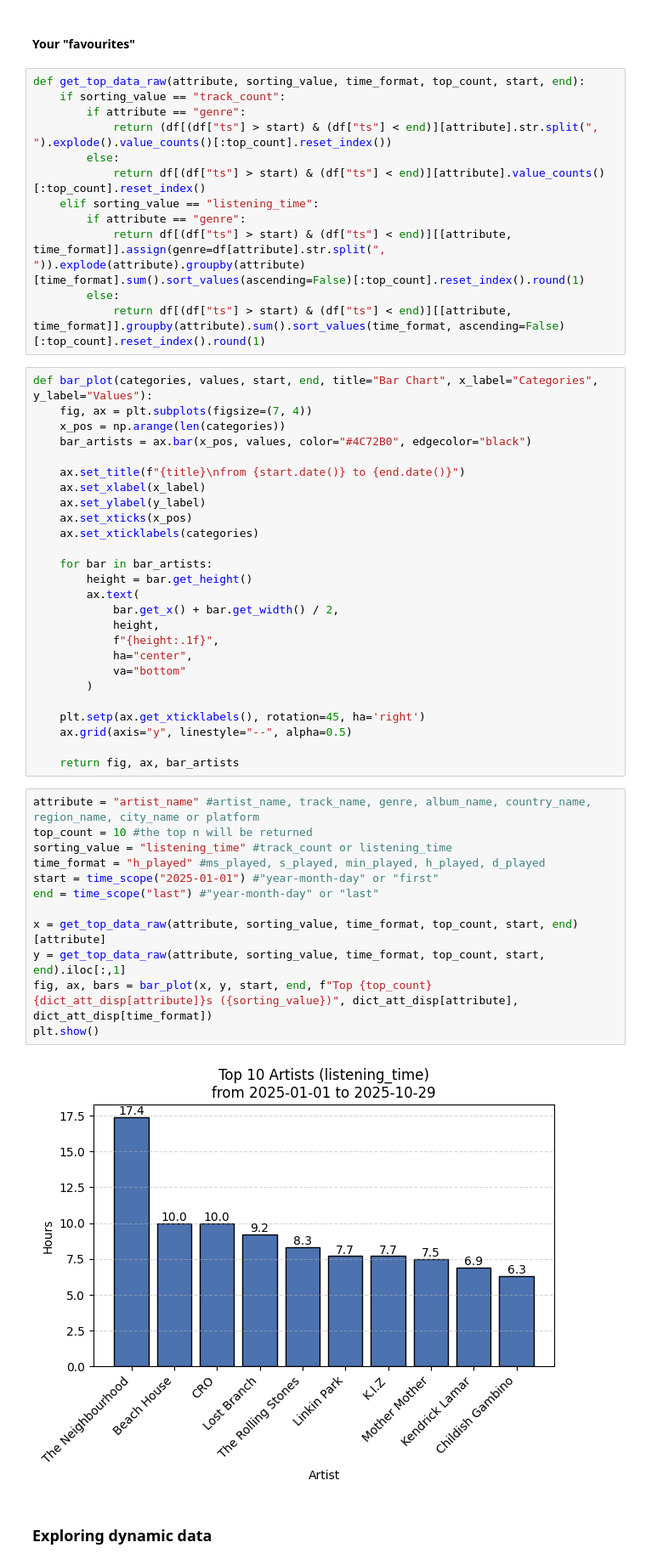
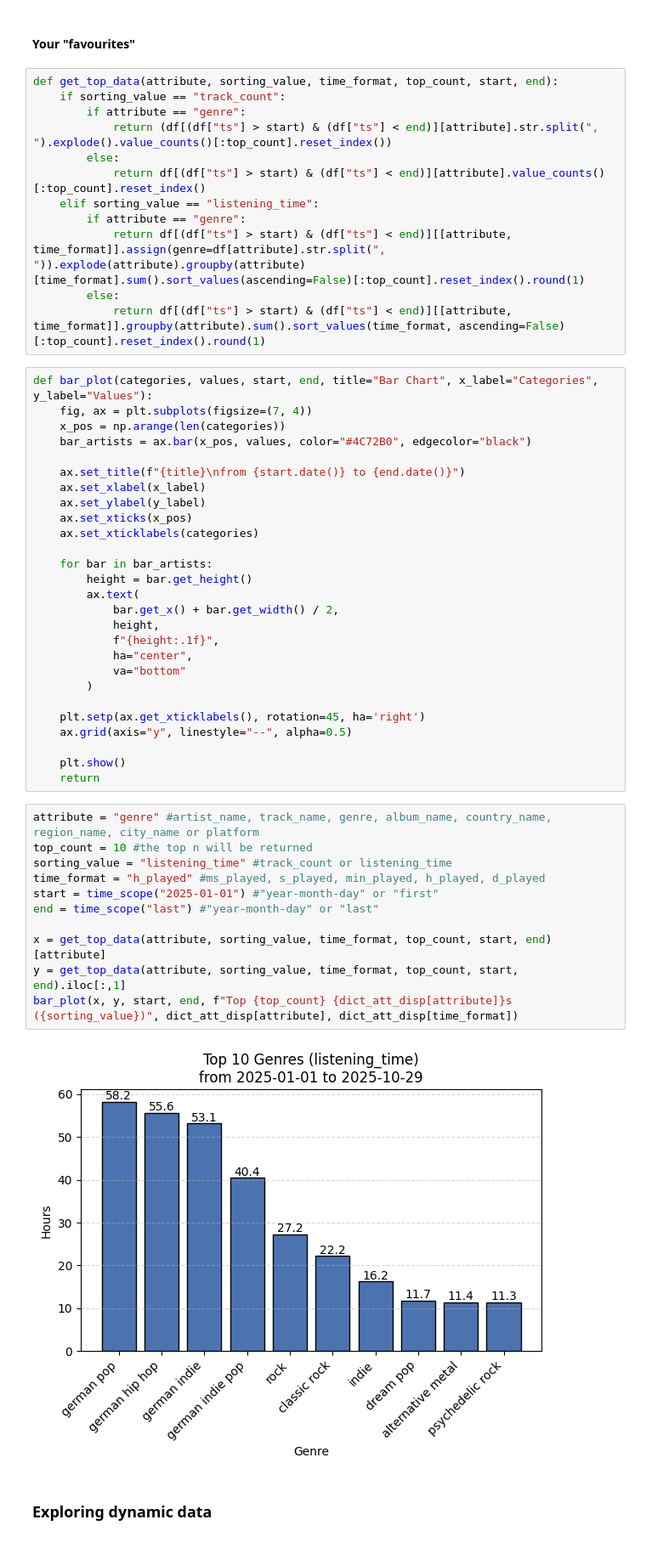
Before and after one commit to Innisvysom2/betterWrapped, a Jupyter notebook: betterWrapped.ipynb, the cells around one changed output. Shown: that part at 85% size. Drawn from its saved outputs; the diff is of its cells as text.

```diff
--- a/betterWrapped.ipynb
+++ b/betterWrapped.ipynb
@@ -293,7 +292,7 @@ You listened to Spotify for 2567 hours (106 days)
 # %% [markdown]
 #### Your "favourites"
 # %%
-def get_top_data_raw(attribute, sorting_value, time_format, top_count, start, end):
+def get_top_data(attribute, sorting_value, time_format, top_count, start, end):
     if sorting_value == "track_count":
         if attribute == "genre":
             return (df[(df["ts"] > start) & (df["ts"] < end)][attribute].str.split(", ").explode().value_counts()[:top_count].reset_index())
@@ -329,20 +328,20 @@ def bar_plot(categories, values, start, end, title="Bar Chart", x_label="Categor
     plt.setp(ax.get_xticklabels(), rotation=45, ha='right')
     ax.grid(axis="y", linestyle="--", alpha=0.5)
 
-    return fig, ax, bar_artists
+    plt.show()
+    return
 # %%
-attribute = "artist_name" #artist_name, track_name, genre, album_name, country_name, region_name, city_name or platform
+attribute = "genre" #artist_name, track_name, genre, album_name, country_name, region_name, city_name or platform
 top_count = 10 #the top n will be returned
 sorting_value = "listening_time" #track_count or listening_time
 time_format = "h_played" #ms_played, s_played, min_played, h_played, d_played
 start = time_scope("2025-01-01") #"year-month-day" or "first"
 end = time_scope("last") #"year-month-day" or "last"
 
-x = get_top_data_raw(attribute, sorting_value, time_format, top_count, start, end)[attribute]
-y = get_top_data_raw(attribute, sorting_value, time_format, top_count, start, end).iloc[:,1]
-fig, ax, bars = bar_plot(x, y, start, end, f"Top {top_count} {dict_att_disp[attribute]}s ({sorting_value})", dict_att_disp[attribute], dict_att_disp[time_format])
-plt.show()
+x = get_top_data(attribute, sorting_value, time_format, top_count, start, end)[attribute]
+y = get_top_data(attribute, sorting_value, time_format, top_count, start, end).iloc[:,1]
+bar_plot(x, y, start, end, f"Top {top_count} {dict_att_disp[attribute]}s ({sorting_value})", dict_att_disp[attribute], dict_att_disp[time_format])
 # %% [output]
-[figure, old version]
+[figure, new version]
 # %% [markdown]
 ### Exploring dynamic data
```
Also changed, not shown: parts of 16 cells of this notebook.
